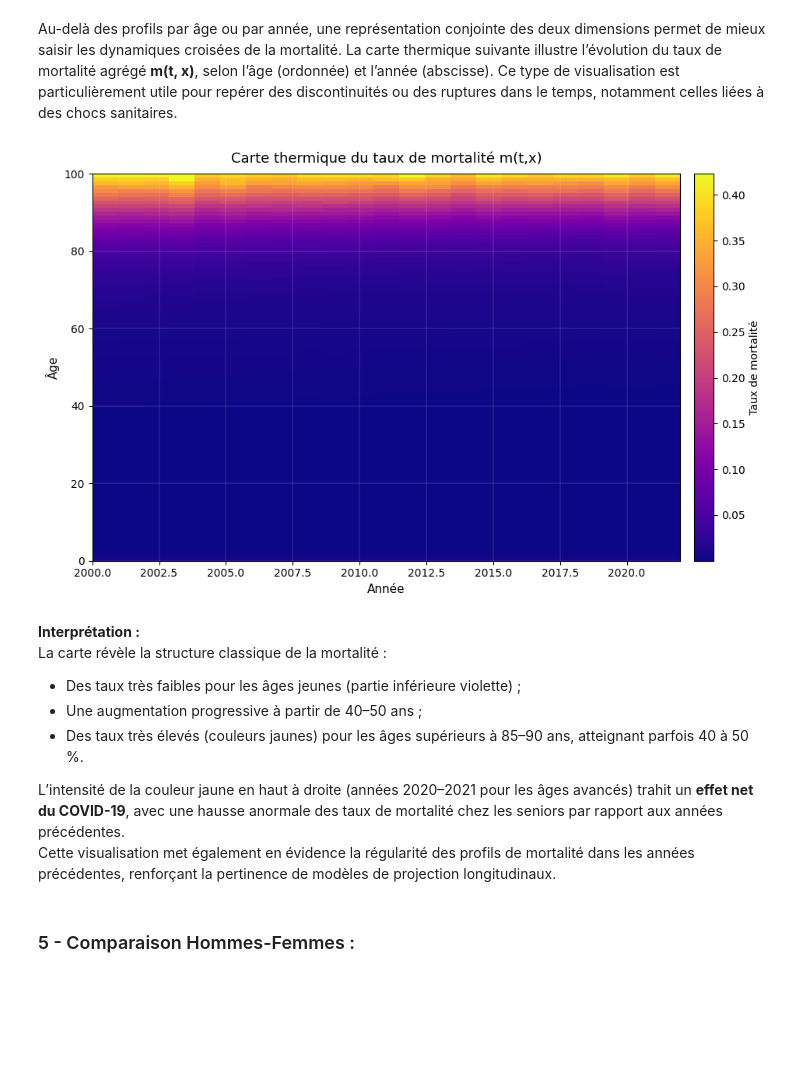
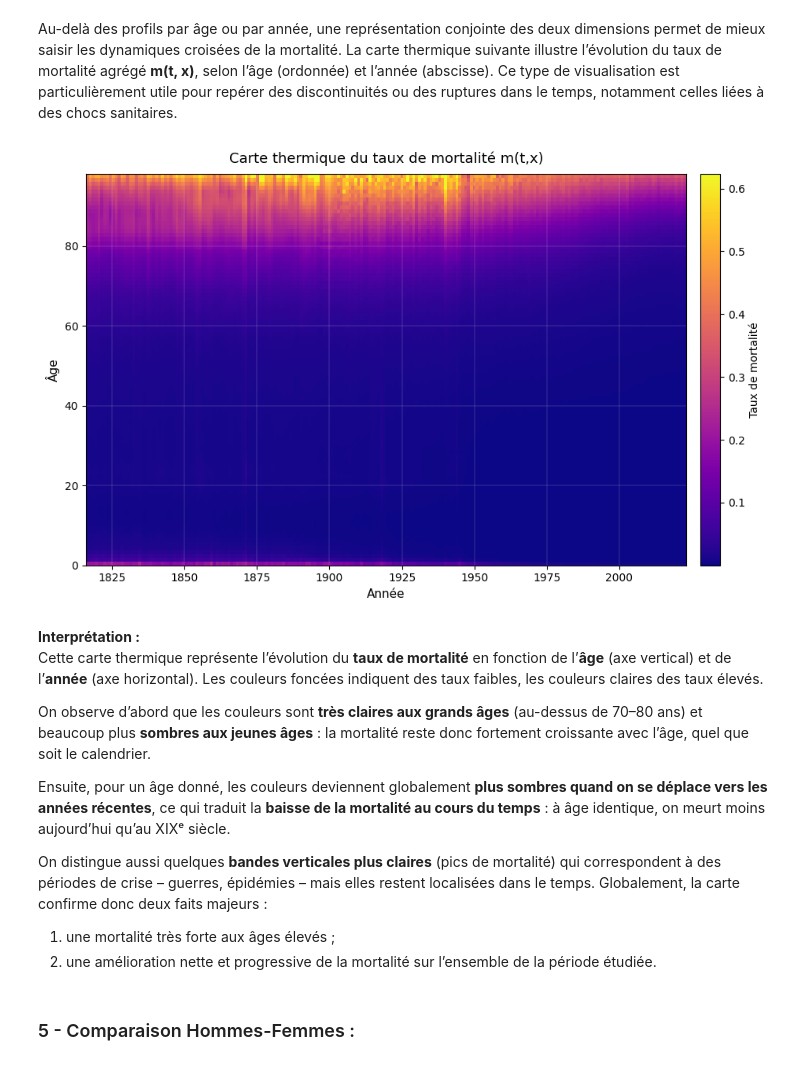
Before and after one commit to Salah10-source/Python-Project-Mortality, a Jupyter notebook: notbokes/notebooks/demo.ipynb, the cells around one changed output. Saved outputs shown, nothing was run; the diff lists cells and outputs as text; code cells hidden in the pictures; blank space fills up the shorter version.

```diff
--- a/notbokes/notebooks/demo.ipynb
+++ b/notbokes/notebooks/demo.ipynb
@@ -1321,12 +1322,12 @@ Au-delà des profils par âge ou par année, une représentation conjointe des d
 # === 1) Paramètres colonnes ===============================
 YEAR_COL = "Year"     # année
 AGE_COL  = "Age"      # âge
-D_F_COL, D_H_COL = "D_F", "D_H"
-E_F_COL, E_H_COL = "E_F", "E_H"
+D_F_COL, D_H_COL = "D_F", "D_M"
+E_F_COL, E_H_COL = "E_F", "E_M"
 M_TOT_COL = "m_Tot"   # si présent, on l'utilise directement
 
 # === 2) Calcul du taux m(t,x) agrégé par âge & année ========================
-df_cal = df.copy()
+df_cal = dfm.copy()
 
 # Si m_Tot absent, on le calcule (ratio des D totaux sur E totales)
 if M_TOT_COL not in df_cal.columns:
@@ -1360,44 +1361,45 @@ fig, ax = plt.subplots(figsize=(10, 6))
 extent = [years.min(), years.max(), ages.min(), ages.max()]
 
 # colormap
 im = ax.imshow(
     data,
     aspect="auto",
     origin="lower",
     extent=extent,
     cmap="plasma",
     interpolation="nearest",   # blocs nets; mets "bilinear" si tu veux lissage
     norm=Normalize(vmin=np.nanmin(data), vmax=np.nanmax(data))
 )
 
 # Axes et titres
 ax.set_title("Carte thermique du taux de mortalité m(t,x)", fontsize=13, pad=10)
 ax.set_xlabel("Année", fontsize=11)
 ax.set_ylabel("Âge", fontsize=11)
 
 # Grille légère pour la lisibilité
 ax.grid(color="white", linestyle="-", linewidth=0.2, alpha=0.6)
 
 # Barre de couleurs
 cbar = fig.colorbar(im, ax=ax, pad=0.02)
 cbar.set_label("Taux de mortalité", fontsize=10)
 
 # Ajustements
 ax.tick_params(labelsize=10)
 plt.tight_layout()
 plt.show()
 # %% [output]
-[figure, old version]
+[figure, new version]
 # %% [markdown]
 **Interprétation :**
-La carte révèle la structure classique de la mortalité :
+Cette carte thermique représente l’évolution du **taux de mortalité** en fonction de l’**âge** (axe vertical) et de l’**année** (axe horizontal). Les couleurs foncées indiquent des taux faibles, les couleurs claires des taux élevés.
 
-- Des taux très faibles pour les âges jeunes (partie inférieure violette) ;
-- Une augmentation progressive à partir de 40–50 ans ;
-- Des taux très élevés (couleurs jaunes) pour les âges supérieurs à 85–90 ans, atteignant parfois 40 à 50 %.
+On observe d’abord que les couleurs sont **très claires aux grands âges** (au-dessus de 70–80 ans) et beaucoup plus **sombres aux jeunes âges** : la mortalité reste donc fortement croissante avec l’âge, quel que soit le calendrier.
 
-L’intensité de la couleur jaune en haut à droite (années 2020–2021 pour les âges avancés) trahit un **effet net du COVID-19**, avec une hausse anormale des taux de mortalité chez les seniors par rapport aux années précédentes.
-Cette visualisation met également en évidence la régularité des profils de mortalité dans les années précédentes, renforçant la pertinence de modèles de projection longitudinaux.
+Ensuite, pour un âge donné, les couleurs deviennent globalement **plus sombres quand on se déplace vers les années récentes**, ce qui traduit la **baisse de la mortalité au cours du temps** : à âge identique, on meurt moins aujourd’hui qu’au XIXᵉ siècle.
+
+On distingue aussi quelques **bandes verticales plus claires** (pics de mortalité) qui correspondent à des périodes de crise – guerres, épidémies – mais elles restent localisées dans le temps. Globalement, la carte confirme donc deux faits majeurs :
+1) une mortalité très forte aux âges élevés ;
+2) une amélioration nette et progressive de la mortalité sur l’ensemble de la période étudiée.
 # %% [markdown]
 ### 5 - Comparaison Hommes-Femmes :
 # %% [markdown]
```
Also changed, not shown: parts of 26 cells of this notebook.
